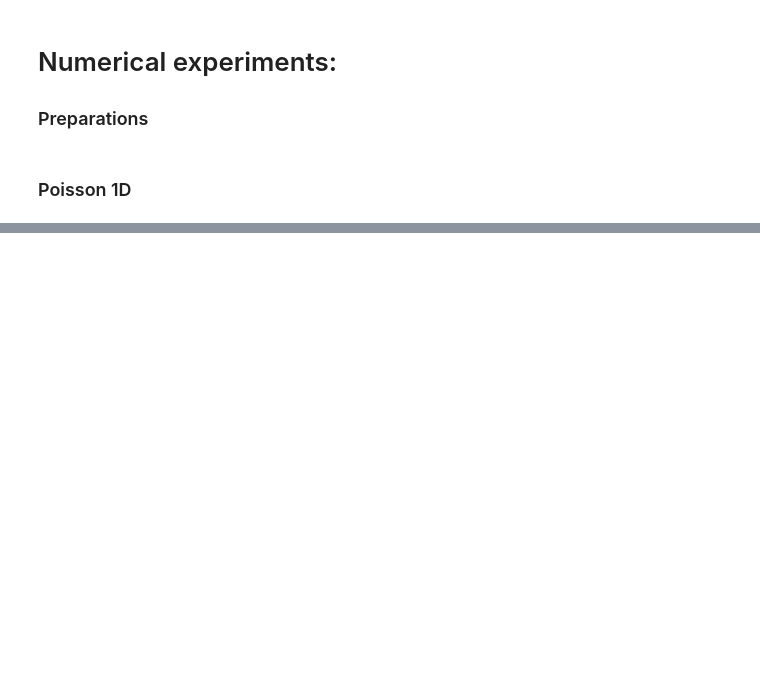
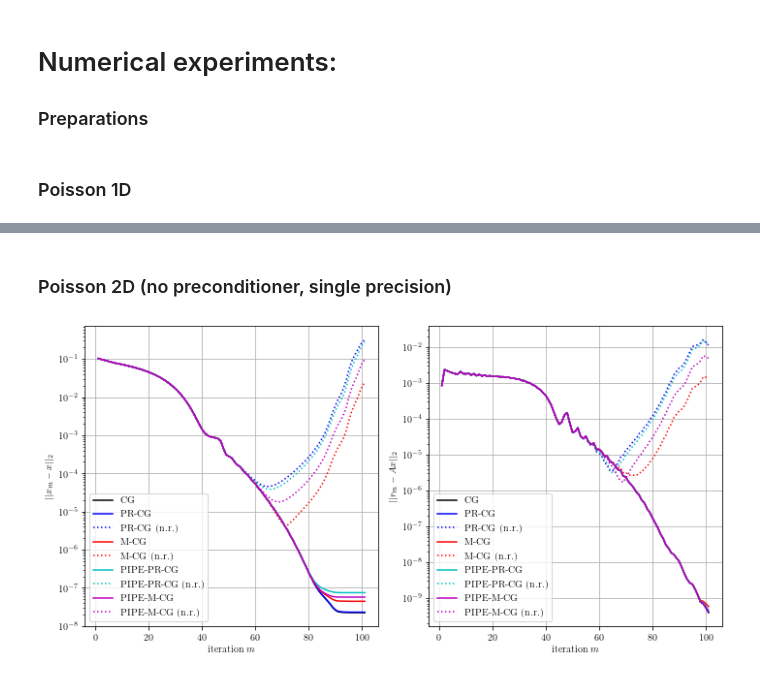
Before and after one commit to juliusgh/PR-CG, a Jupyter notebook: experiments.ipynb, the cells around one changed output, grey strips where cells are left out. Cells and saved outputs as stored; diff of their text form; code cells hidden in the pictures; blank space fills up the shorter version.

```diff
--- a/experiments.ipynb
+++ b/experiments.ipynb
@@ -156,0 +66,10 @@ residual norm: 8.817472e-08
+# %% [markdown]
+### Poisson 2D (no preconditioner, single precision)
+# %%
+A, b, x_exact, x0 = setup.poisson_2d(n=64, dtype=np.float32)
+
+fig, ax = convergence_plots(A, b, x0, x_exact, max_iter=100)
+plt.tight_layout()
+plt.savefig('plots/poisson2d_single.pgf')
+# %% [output]
+[figure, added]
```
Also changed, not shown: parts of 11 cells of this notebook, 6 other files.
